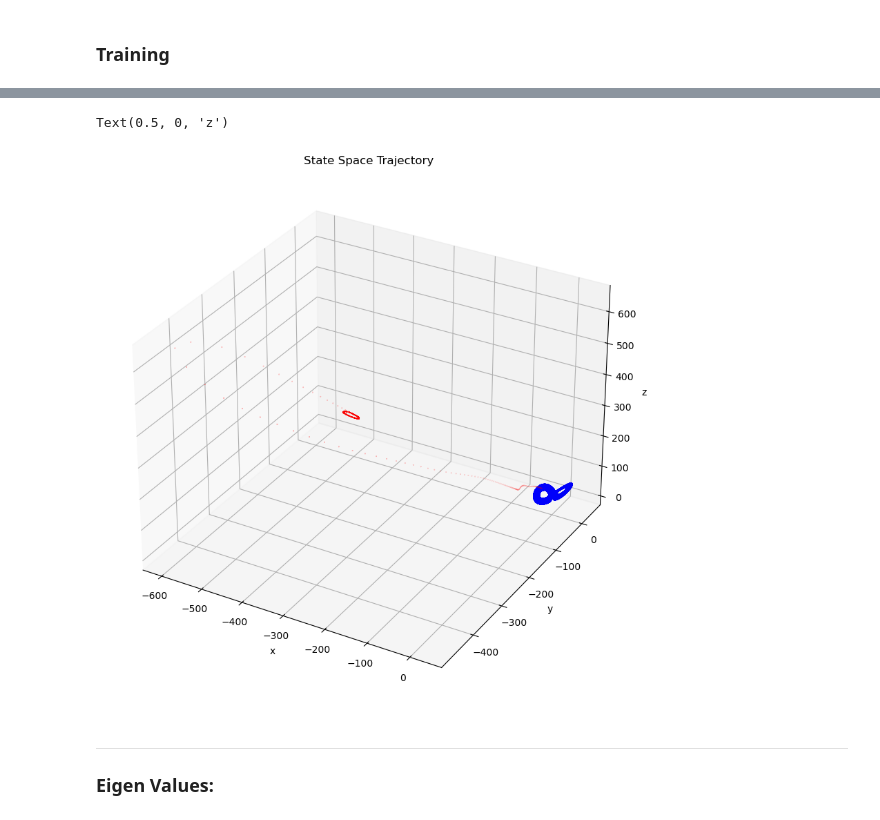
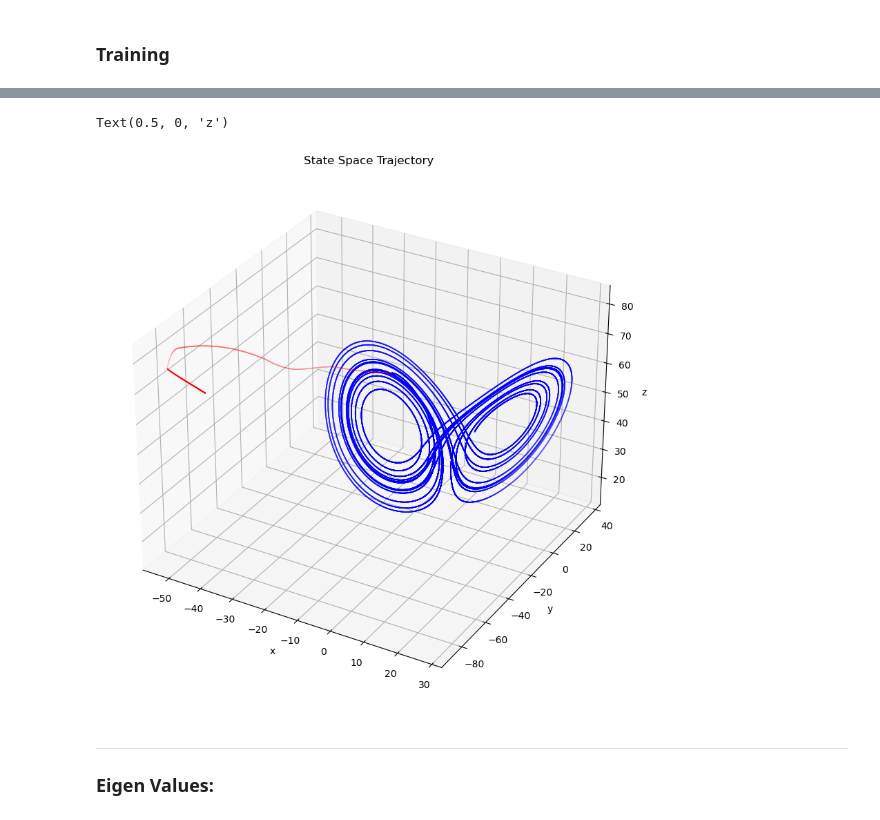
Before and after one commit to jbuffs/Data-Driven-Modeling-Project-2, a Jupyter notebook: In_Class_Presentation2.ipynb, the cells around one changed output, grey strips where cells are left out. Drawn from its saved outputs; the diff is of its cells as text; code cells hidden in the pictures.

Commit message:
eigen implementation working for pos eigen values

```diff
--- a/In_Class_Presentation2.ipynb
+++ b/In_Class_Presentation2.ipynb
@@ -95,7 +95,8 @@ def rungaiter(n,delT,fun,start):
     return xvals,yvals,zvals
 # %%
 start=(-13,-12,62)
-hold = rungaiter(100000,0.0001,Lorenz,start=start)
+delt=0.0001
+hold = rungaiter(100000,delt,Lorenz,start=start)
 #plt.title("Trajectory")
 # %% [output]
 [figure]
@@ -205,6 +239,8 @@ def overall_loss(X, Y, Xr, Ypred, Xpred, decoder_loss_weight=1):#
 dim_of_dynam=3
 latent_size=3
 Hidden_layers=[32,64,32]
+num_comp=0
+num_real=3
 ae = AutoEncoder(
             input_size = dim_of_dynam,
             encoded_size = latent_size,
@@ -259,33 +300,37 @@ Text(0, 0.5, 'Loss')
 # %%
-def predict_Deep_Koopman(X0,ae,Kn,len_of_pred=1000):
+def predict_Deep_Koopman(X0,ae,Kn,len_of_pred=1000,eigen=False,num_comp=num_comp,num_real=num_real,delt=delt):
     pred=[X0.detach().numpy()]
     x=X0
     for i in range(len_of_pred):
         with torch.no_grad():
             y = ae.encoder(x)
-            Ypred = Kn(y)
+            if eigen:
+                omegas = Kn(y)
+                Ypred = varying_multiply(omegas,y,num_comp,num_real,delt)
+            else:
+                Ypred = Kn(y)
             Xpred = ae.decoder(Ypred)
             pred.append(Xpred.detach().numpy())
             x=Xpred
     return pred
 # %%
-preds=predict_Deep_Koopman(torch.Tensor(np.array(start)),ae,Kn,len_of_pred=1000)
-#print(preds)
+preds=predict_Deep_Koopman(torch.Tensor(np.array([start,start])),ae,Kn,len_of_pred=1000,eigen=True)
+#print(np.array(preds).T)
 # %%
 preds_to_show=np.array(preds).T
 #hold = rungaiter(10000,0.001,Lorenz,start=start)
 #plt.title("Trajectory")
 fig = plt.figure(figsize=(12,10))
 ax = plt.axes(projection='3d')
 ax.scatter3D(hold[0],hold[1],hold[2],s=0.03,c='blue')
-ax.scatter3D(preds_to_show[0],preds_to_show[1],preds_to_show[2],s=0.03,c='red')
+ax.scatter3D(preds_to_show[0][0],preds_to_show[1][0],preds_to_show[2][0],s=0.03,c='red')
 plt.title("State Space Trajectory")
 ax.set_xlabel("x")
 ax.set_ylabel("y")
 ax.set_zlabel('z')
 # %% [output]
 Text(0.5, 0, 'z')
-[figure, old version]
+[figure, new version]
 # %% [markdown]
 ---
 
```
Also changed, not shown: parts of 4 cells of this notebook.
